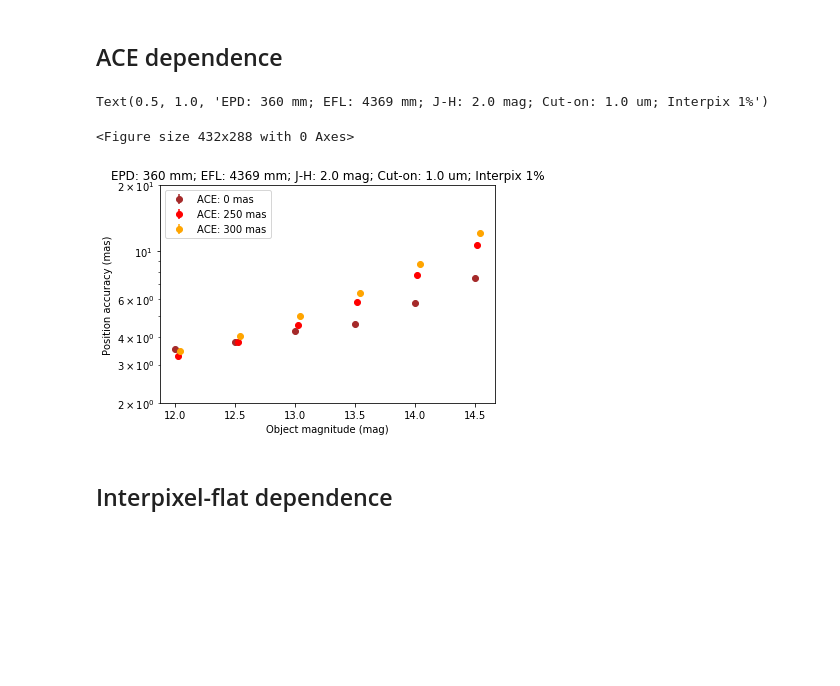
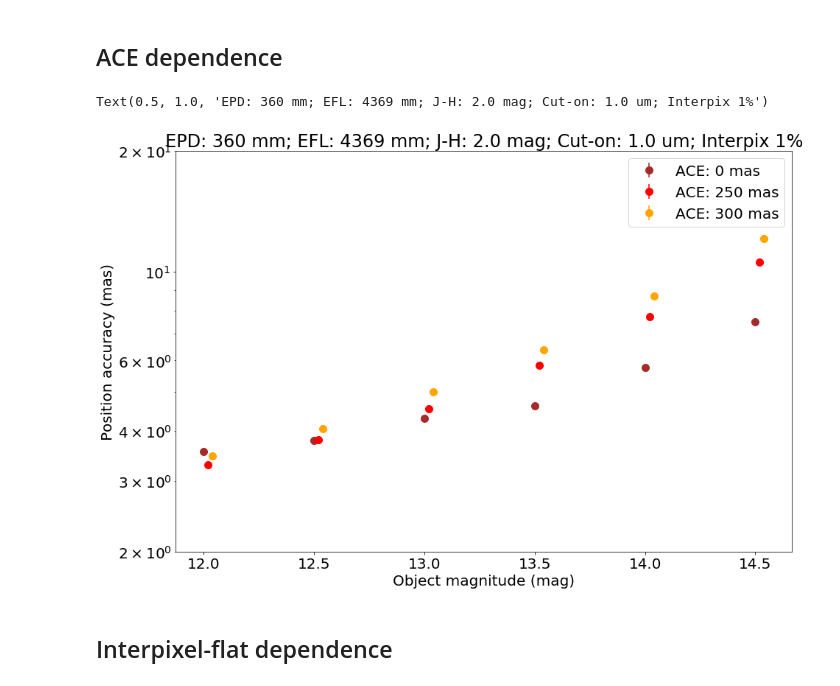
Before and after one commit to tkamizuka/jasmine-imagesim-data, a Jupyter notebook: 20220514a/99_Summary.ipynb, the cells around one changed output. Drawn from its saved outputs; the diff is of its cells as text; code cells hidden in the pictures; blank space fills up the shorter version.

Commit message:
New data added. Report updated (TK).

```diff
--- a/20220514a/99_Summary.ipynb
+++ b/20220514a/99_Summary.ipynb
@@ -32,29 +32,35 @@ data['ctl2_det10_tel10e'] = {'data':np.loadtxt('02_results_ctl2_det10_tel10e/dat
 data['ctl2_det11_tel10'] = {'data':np.loadtxt('02_results_ctl2_det11_tel10/data_accuracy.dat'),'epd':360,'efl':4369,'cuton':1.0,'ace':300,'interpix':0.02}
 data['ctl6_det10_tel10'] = {'data':np.loadtxt('02_results_ctl6_det10_tel10/data_accuracy.dat'),'epd':360,'efl':4369,'cuton':1.0,'ace':0,'interpix':0.01}
 data['ctl7_det10_tel10'] = {'data':np.loadtxt('02_results_ctl7_det10_tel10/data_accuracy.dat'),'epd':360,'efl':4369,'cuton':1.0,'ace':300,'interpix':0.00}
+data['ctl8_det10_tel10'] = {'data':np.loadtxt('02_results_ctl8_det10_tel10/data_accuracy.dat'),'epd':360,'efl':4369,'cuton':1.0,'ace':300,'interpix':0.01}
+data['ctl8_det10_tel11'] = {'data':np.loadtxt('02_results_ctl8_det10_tel11/data_accuracy.dat'),'epd':340,'efl':4369,'cuton':1.0,'ace':300,'interpix':0.01}
+data['ctl9_det10_tel10'] = {'data':np.loadtxt('02_results_ctl9_det10_tel10/data_accuracy.dat'),'epd':360,'efl':4369,'cuton':1.0,'ace':300,'interpix':0.00}
+data['ctl9_det10_tel11'] = {'data':np.loadtxt('02_results_ctl9_det10_tel11/data_accuracy.dat'),'epd':340,'efl':4369,'cuton':1.0,'ace':300,'interpix':0.00}
+data['ctl4_det10_tel10'] = {'data':np.loadtxt('02_results_ctl4_det10_tel10/data_accuracy.dat'),'epd':360,'efl':4369,'cuton':1.0,'ace':300,'interpix':0.01}
 # %% [markdown]
 # Comparison
 # %%
 ymin=2; ymax=20; # mas
 pixsize = 10e-6 # m
-plt.figure(facecolor='white')
-fig, ax = plt.subplots()
+plt.figure(facecolor='white', figsize=(15,10))
+plt.rcParams["font.size"] = 20
+#fig, ax = plt.subplots()
 #ax2 = ax.twinx()
-ax.set_yscale('log')
+plt.yscale('log')
 #ax2.set_yscale('log')
-ax.set_ylim([ymin, ymax])
-ax.set_ylabel('Position accuracy (mas)')
-ax.set_xlabel('Object magnitude (mag)')
+plt.ylim([ymin, ymax])
+plt.ylabel('Position accuracy (mas)')
+plt.xlabel('Object magnitude (mag)')
 
 colors=['brown', 'red', 'orange', 'yellow', 'green', 'blue', 'purple', 'black']
 
-keys = ['ctl2_det00_tel00', 'ctl2_det00_tel01', 'ctl2_det10_tel10', 'ctl2_det10_tel11', 'ctl2_det20_tel20', 'ctl2_det20_tel21']
+keys = ['ctl2_det00_tel00', 'ctl2_det10_tel11', 'ctl2_det20_tel21', 'ctl2_det00_tel01', 'ctl2_det10_tel10', 'ctl2_det20_tel20']
 
 for i, k in enumerate(keys):
     d = data[k]
     fct = pixsize/d['efl']/1e-3*180.*3600./np.pi*1000 # px -> mas conv. fct.
-    ax.errorbar(d['data'][:,0]+i*0.02, d['data'][:,1]*fct, yerr=d['data'][:,2]*fct,
-                color=colors[i], marker='o', linestyle='None',
+    plt.errorbar(d['data'][:,0]+i*0.02, d['data'][:,1]*fct, yerr=d['data'][:,2]*fct,
+                color=colors[i], marker='o', linestyle='None', markersize=10,
                 label='EPD: {} mm; Cut-on: {} um'.format(d['epd'], d['cuton']))
 plt.legend()
 
@@ -66,27 +71,26 @@ Text(0.5, 1.0, 'EFL: 4369 mm; J-H: 2.0 mag; ACE 300 mas; Interpix 1%')
 # %% [markdown]
 ## ACE dependence
 # %%
-plt.figure(facecolor='white')
-fig, ax = plt.subplots()
-ax.set_yscale('log')
-ax.set_ylim([ymin, ymax])
-ax.set_ylabel('Position accuracy (mas)')
-ax.set_xlabel('Object magnitude (mag)')
+plt.figure(facecolor='white', figsize=(15,10))
+plt.rcParams["font.size"] = 20
+plt.yscale('log')
+plt.ylim([ymin, ymax])
+plt.ylabel('Position accuracy (mas)')
+plt.xlabel('Object magnitude (mag)')
 
 keys = ['ctl6_det10_tel10', 'ctl5_det10_tel10', 'ctl2_det10_tel10']
 
 for i, k in enumerate(keys):
     d = data[k]
     fct = pixsize/d['efl']/1e-3*180.*3600./np.pi*1000 # px -> mas conv. fct.
-    ax.errorbar(d['data'][:,0]+i*0.02, d['data'][:,1]*fct, yerr=d['data'][:,2]*fct,
-                color=colors[i], marker='o', linestyle='None',
+    plt.errorbar(d['data'][:,0]+i*0.02, d['data'][:,1]*fct, yerr=d['data'][:,2]*fct,
+                color=colors[i], marker='o', linestyle='None', markersize=10,
                 label='ACE: {} mas'.format(d['ace']))
 plt.legend()
 plt.title('EPD: 360 mm; EFL: 4369 mm; J-H: 2.0 mag; Cut-on: 1.0 um; Interpix 1%')
 # %% [output]
 Text(0.5, 1.0, 'EPD: 360 mm; EFL: 4369 mm; J-H: 2.0 mag; Cut-on: 1.0 um; Interpix 1%')
-<Figure size 432x288 with 0 Axes>
-[figure, old version]
+[figure, new version]
 # %% [markdown]
 ## Interpixel-flat dependence
 # %%
```
Also changed, not shown: parts of 13 cells of this notebook, 26 other files.
